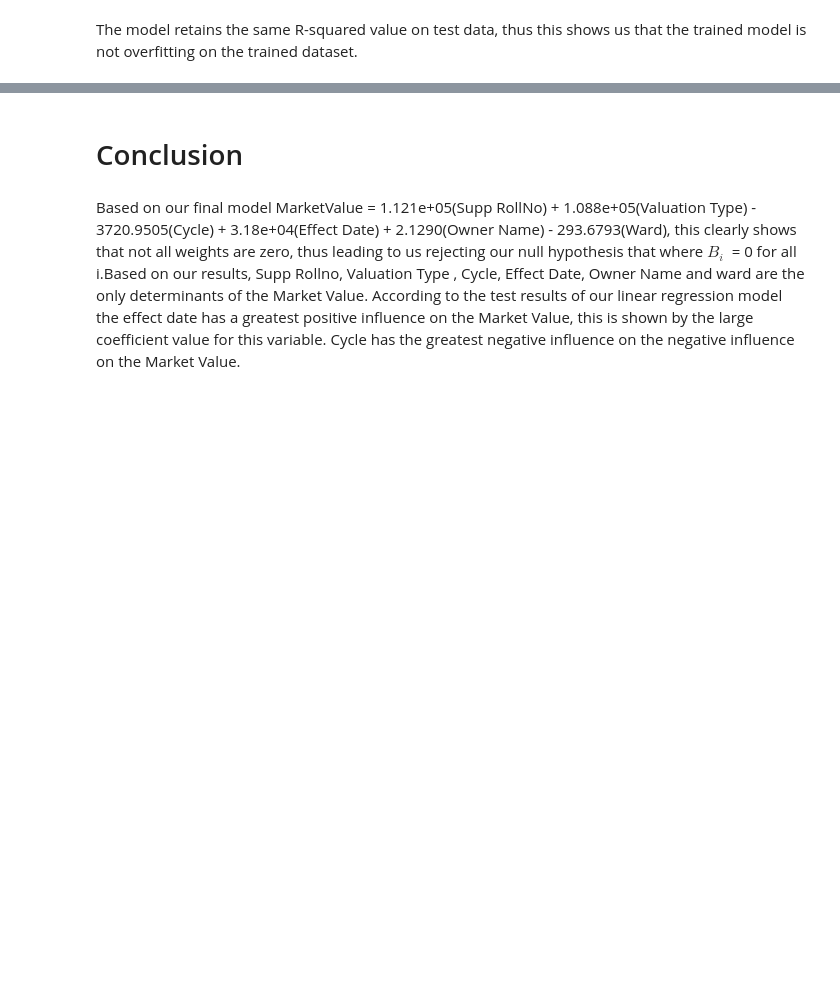
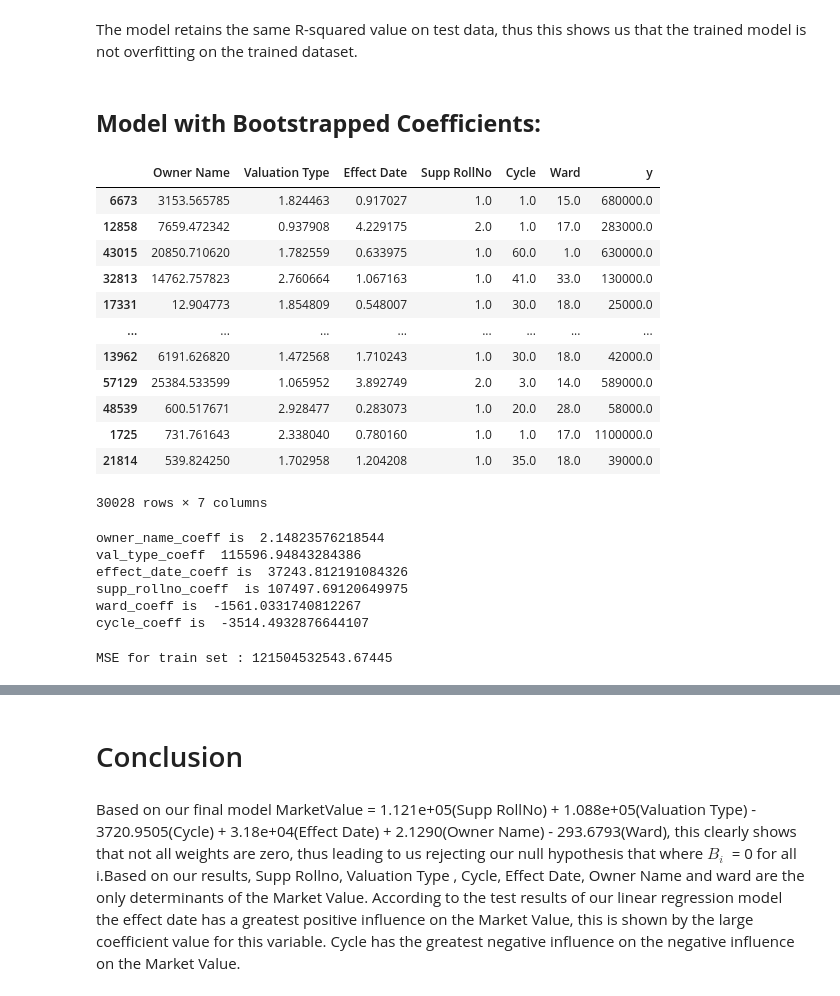
Before and after one commit to BongumusaSizwe/DAE_PROJECT, a Jupyter notebook: mini_project/Houses/project.ipynb, the cells around one changed output, grey strips where cells are left out. Saved outputs shown, nothing was run; the diff lists cells and outputs as text; code cells hidden in the pictures; blank space fills up the shorter version.

Commit message:
model with bootstrap coeffs

```diff
--- a/mini_project/Houses/project.ipynb
+++ b/mini_project/Houses/project.ipynb
@@ -1288,3 +1294,26 @@ Notes:
 strong multicollinearity or other numerical problems.
 # %% [markdown]
 The model retains the same R-squared value on test data, thus this shows us that the trained model is not overfitting on the trained dataset.
+# %% [markdown]
+## <b> Model with Bootstrapped Coefficients:
+# %%
+## features selected by vif
+X_train_vif = X_train
+y_train_vif = y_train
+bootstrap_data = X_train_vif
+bootstrap_data['y'] = list(y_train_vif.values)
+bootstrap_data
+# %% [output]
+|  | Owner Name | Valuation Type | Effect Date | Supp RollNo | Cycle | Ward | y |
+| 6673 | 3153.565785 | 1.824463 | 0.917027 | 1.0 | 1.0 | 15.0 | 680000.0 |
+| 12858 | 7659.472342 | 0.937908 | 4.229175 | 2.0 | 1.0 | 17.0 | 283000.0 |
+| 43015 | 20850.710620 | 1.782559 | 0.633975 | 1.0 | 60.0 | 1.0 | 630000.0 |
+| 32813 | 14762.757823 | 2.760664 | 1.067163 | 1.0 | 41.0 | 33.0 | 130000.0 |
+| 17331 | 12.904773 | 1.854809 | 0.548007 | 1.0 | 30.0 | 18.0 | 25000.0 |
+| ... | ... | ... | ... | ... | ... | ... | ... |
+| 13962 | 6191.626820 | 1.472568 | 1.710243 | 1.0 | 30.0 | 18.0 | 42000.0 |
+| 57129 | 25384.533599 | 1.065952 | 3.892749 | 2.0 | 3.0 | 14.0 | 589000.0 |
+| 48539 | 600.517671 | 2.928477 | 0.283073 | 1.0 | 20.0 | 28.0 | 58000.0 |
+| 1725 | 731.761643 | 2.338040 | 0.780160 | 1.0 | 1.0 | 17.0 | 1100000.0 |
+| 21814 | 539.824250 | 1.702958 | 1.204208 | 1.0 | 35.0 | 18.0 | 39000.0 |
+30028 rows × 7 columns
@@ -1290,0 +1348,21 @@ The model retains the same R-squared value on test data, thus this shows us that
+# %%
+# getting the coefficients of the selected features using the average of their bootstratted values
+owner_name_coeff = np.mean(np.array(owner_name_coeff))
+val_type_coeff = np.mean(np.array(val_type_coeff))
+eff_dt_coeff = np.mean(np.array(eff_dt_coeff ))
+supp_rollno_coeff = np.mean(np.array(supp_rollno_coeff))
+cycle_coeff  = np.mean(np.array(cycle_coeff))
+ward_coeff = np.mean(np.array(ward_coeff))
+print("owner_name_coeff is ", owner_name_coeff )
+print("val_type_coeff ", val_type_coeff)
+print("effect_date_coeff is ",eff_dt_coeff)
+print("supp_rollno_coeff  is", supp_rollno_coeff )
+print("ward_coeff is ", ward_coeff)
+print("cycle_coeff is ", cycle_coeff)
+# %% [output]
+owner_name_coeff is  2.14823576218544
+val_type_coeff  115596.94843284386
+effect_date_coeff is  37243.812191084326
+supp_rollno_coeff  is 107497.69120649975
+ward_coeff is  -1561.0331740812267
+cycle_coeff is  -3514.4932876644107
@@ -1290,0 +1379,6 @@ The model retains the same R-squared value on test data, thus this shows us that
+# %%
+y_true_list_train = list(bootstrap_data['y'])
+MSE_train = r_square_value(y_true_list_train, y_predicted_list_train)
+print("MSE for train set :" ,MSE_train)
+# %% [output]
+MSE for train set : 121504532543.67445
```
Also changed, not shown: parts of 31 cells of this notebook, 1 other file.
